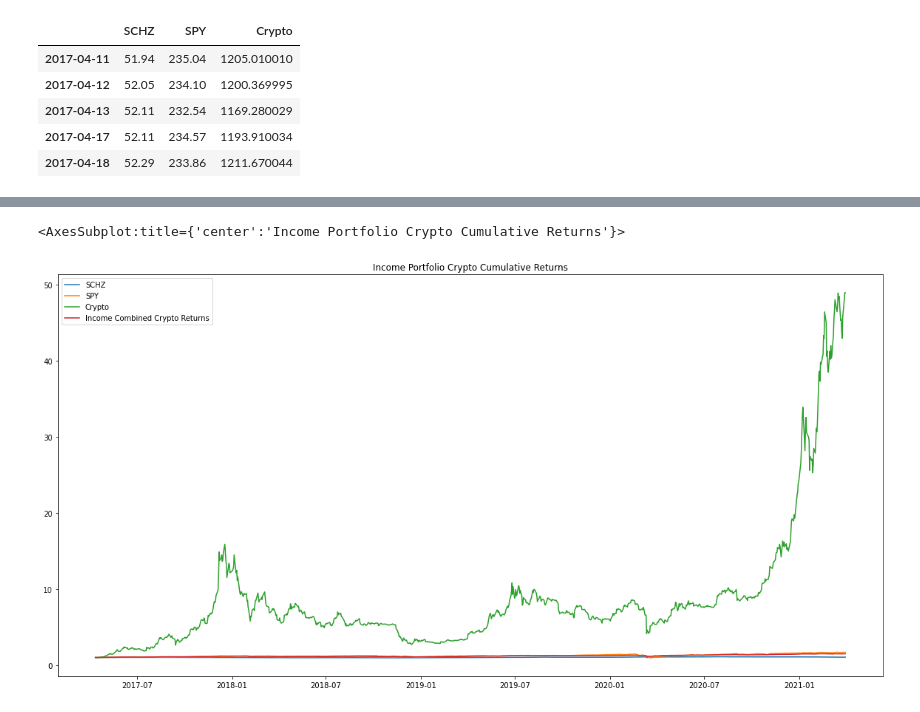
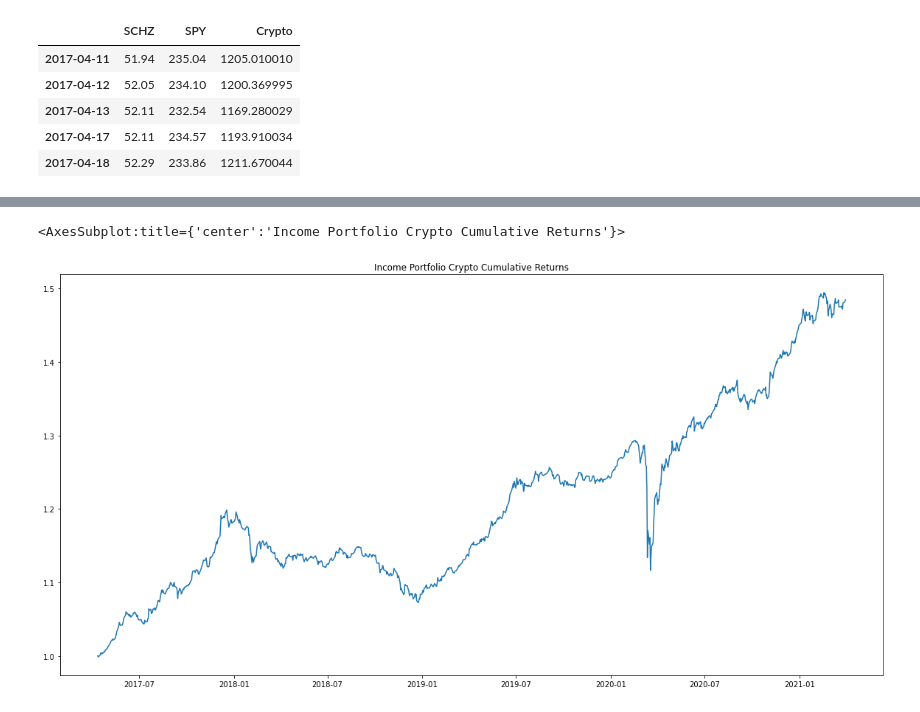
Before and after one commit to hammer888-tech/Project_1, a Jupyter notebook: Project_1B.ipynb, the cells around one changed output, grey strips where cells are left out. Drawn from its saved outputs; the diff is of its cells as text; code cells hidden in the pictures.

```diff
--- a/Project_1B.ipynb
+++ b/Project_1B.ipynb
@@ -212,5 +222,5 @@ income_crypto_portfolio.head()
 # %%
-income_btc_percentage = 0.05
-income_schz_percentage_2 = income_schz_percentage - (income_schz_percentage * income_btc_percentage)
 income_spy_percentage_2 = income_spy_percentage - (income_spy_percentage * income_btc_percentage)
-print(income_btc_percentage + income_schz_percentage_2 + income_spy_percentage_2)
+
+#print(income_btc_percentage + income_schz_percentage_2 + income_spy_percentage_2)
+weights_2 = [income_schz_percentage_2, income_spy_percentage_2, income_btc_percentage]
@@ -229,0 +227,3 @@ income_crypto_returns.head()
+# %%
+income_hybrid_portfolio_weighted = income_crypto_returns.dot(weights_2)
+income_hybrid_portfolio_weighted.head()
@@ -241,9 +241,9 @@ income_crypto_returns.head()
 # %%
 #show combined returns
-income_cumulative_crypto_returns = (1 + income_crypto_returns).cumprod()
+income_cumulative_crypto_returns = (1 + income_hybrid_portfolio_weighted).cumprod()
 income_cumulative_crypto_returns.plot(figsize=(20,10), title = "Income Portfolio Crypto Cumulative Returns")
 # %% [output]
 <AxesSubplot:title={'center':'Income Portfolio Crypto Cumulative Returns'}>
-[figure, old version]
+[figure, new version]
 # %%
 #Combined Returns
```
Also changed, not shown: parts of 29 cells of this notebook.
